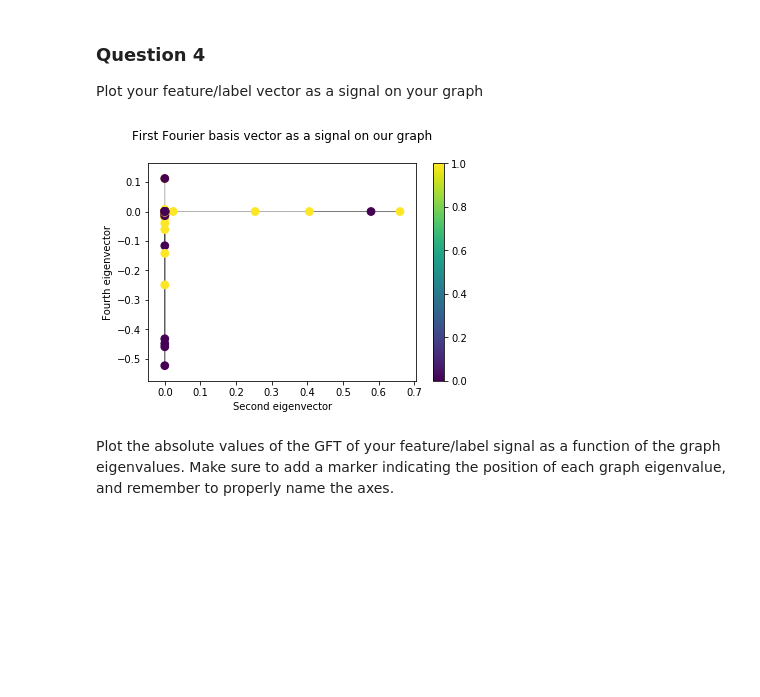
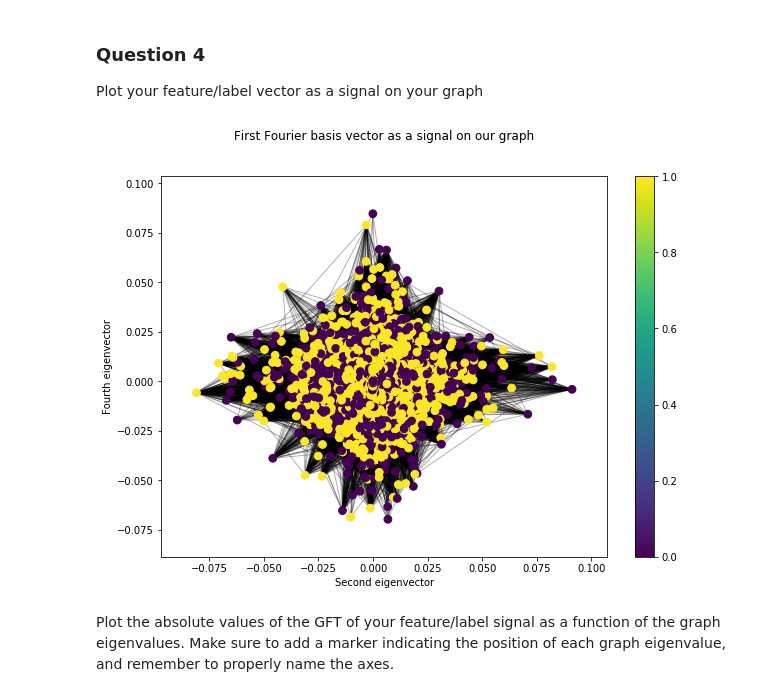
Before and after one commit to illorens/NTDS, a Jupyter notebook: 4_graph_signal_processing.ipynb, the cells around one changed output. Saved outputs shown, nothing was run; the diff lists cells and outputs as text; code cells hidden in the pictures; blank space fills up the shorter version.

```diff
--- a/4_graph_signal_processing.ipynb
+++ b/4_graph_signal_processing.ipynb
@@ -144,7 +144,7 @@ def find_components(adjacency):
     return nodes
 # %%
 adjacency =  np.load(DATA_PATH + 'adjacency.npy')
-features = pd.read_pickle(DATA_PATH + 'features.csv')
+features = pd.read_csv(DATA_PATH + 'features.csv').drop(columns=['Unnamed: 0', 'Unnamed: 0.1'])
 
 nodes = find_components(adjacency)
 idx = [i for i in range(len(nodes)) if nodes[i] == 1]
@@ -302,16 +300,16 @@ def iGFT(x):
 
 Plot your feature/label vector as a signal on your graph
 # %%
-plt.figure()
+plt.figure(figsize = (10,7))
 nodes = nx.draw_networkx_nodes(graph, coords, node_size=60, node_color=label_signal)
 nx.draw_networkx_edges(graph, coords, alpha=0.3)
 plt.title("First Fourier basis vector as a signal on our graph", y=1.08)
 plt.xlabel("Second eigenvector")
 plt.ylabel("Fourth eigenvector")
 plt.colorbar(nodes)
 plt.show()
 # %% [output]
-[figure, old version]
+[figure, new version]
 # %% [markdown]
 Plot the absolute values of the GFT of your feature/label signal as a function of the graph eigenvalues. Make sure to add a marker indicating the position of each graph eigenvalue, and remember to properly name the axes.
 # %%
```
Also changed, not shown: parts of 16 cells of this notebook.
